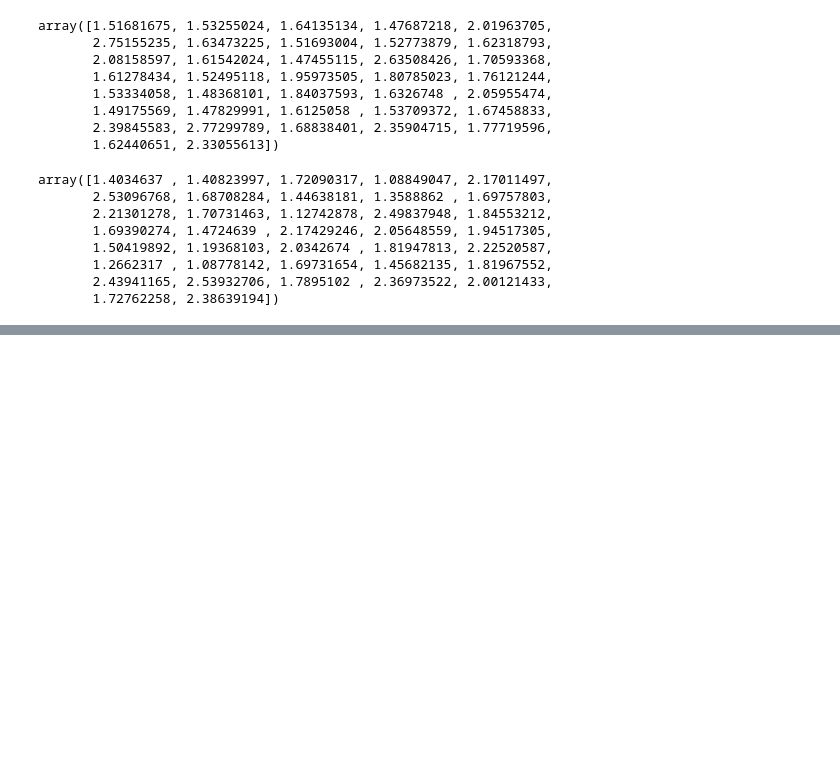
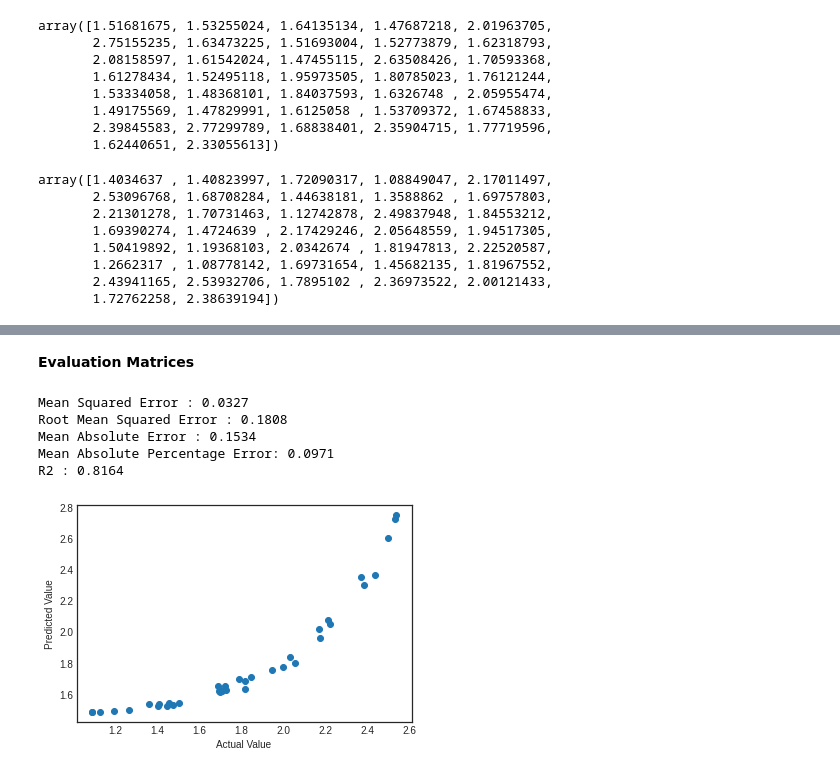
Before and after one commit to dongrepranali/Yes-Bank-Stock-Closing-Price-Prediction, a Jupyter notebook: Yes_Bank_Stock_Closing_Price_Prediction.ipynb, the cells around one changed output, grey strips where cells are left out. Cells and saved outputs as stored; diff of their text form; code cells hidden in the pictures; blank space fills up the shorter version.

```diff
--- a/Yes_Bank_Stock_Closing_Price_Prediction.ipynb
+++ b/Yes_Bank_Stock_Closing_Price_Prediction.ipynb
@@ -730,0 +771,2 @@ array([1.4034637 , 1.40823997, 1.72090317, 1.08849047, 2.17011497,
+# %%
+ridge_regressor.fit(X_train, y_train)
@@ -730,0 +787,4 @@ array([1.4034637 , 1.40823997, 1.72090317, 1.08849047, 2.17011497,
+# %%
+# Model Prediction
+y_pred_ridge1 = ridge_regressor.predict(X_test)
+y_pred_ridge1
@@ -730,0 +811,22 @@ array([1.4034637 , 1.40823997, 1.72090317, 1.08849047, 2.17011497,
+# %% [markdown]
+**Evaluation Matrices**
+# %%
+# Test Performance after validation
+print("Mean Squared Error :", round(mean_squared_error (y_test, y_pred_ridge1), 4))
+print("Root Mean Squared Error :", round(math.sqrt(mean_squared_error (y_test, y_pred_ridge1)), 4))
+print("Mean Absolute Error :", round(mean_absolute_error(y_test, y_pred_ridge1), 4))
+print("Mean Absolute Percentage Error:", round(mean_absolute_percentage_error(y_test, y_pred_ridge1), 4))
+print("R2 :", round(r2_score(y_test, y_pred_ridge1), 4))
+# %% [output]
+Mean Squared Error : 0.0327
+Root Mean Squared Error : 0.1808
+Mean Absolute Error : 0.1534
+Mean Absolute Percentage Error: 0.0971
+R2 : 0.8164
+# %%
+plt.scatter((y_test), (y_pred_ridge1))
+plt.xlabel('Actual Value')
+plt.ylabel('Predicted Value')
+plt.show()
+# %% [output]
+[figure, added]
```
Also changed, not shown: parts of 44 cells of this notebook.
